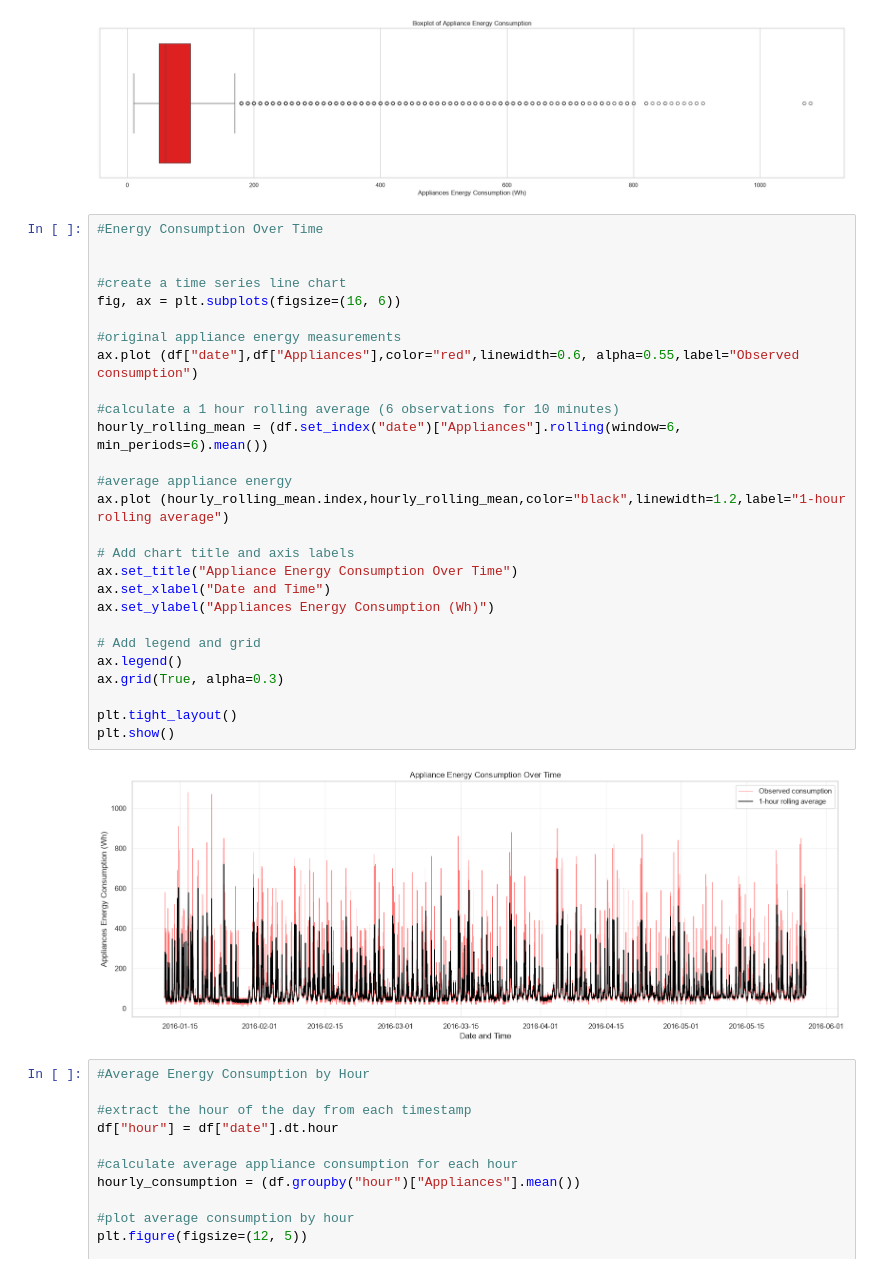
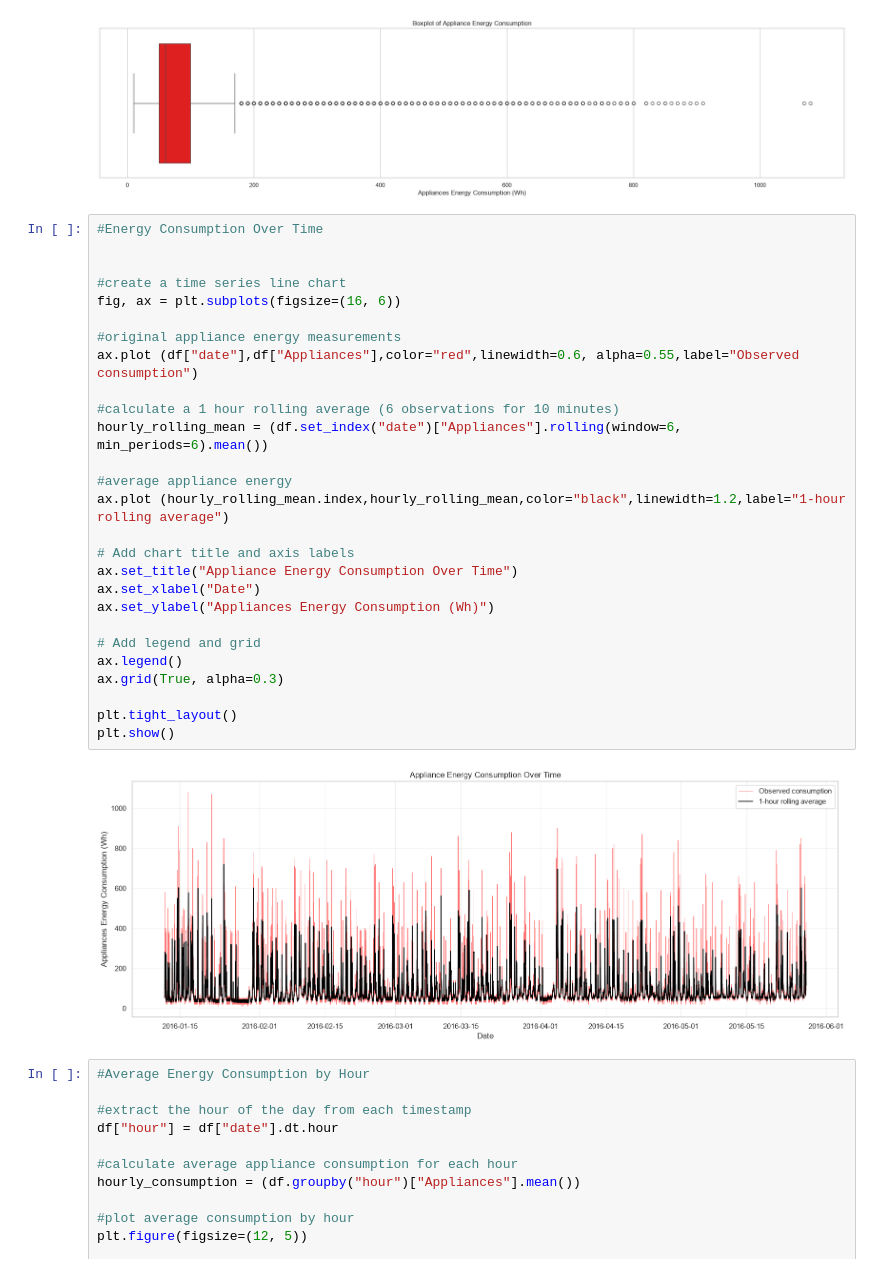
Before and after one commit to iamafrar/Multivariate-Time-Series-Prediction-Using-Deep-Learning, a Jupyter notebook: notebooks/EDA_preprocessing.ipynb, the cells around one changed output. Drawn from its saved outputs; the diff is of its cells as text.

```diff
--- a/notebooks/EDA_preprocessing.ipynb
+++ b/notebooks/EDA_preprocessing.ipynb
@@ -200,32 +201,32 @@ plt.show()
 # %%
 #Energy Consumption Over Time
 
 
 #create a time series line chart
 fig, ax = plt.subplots(figsize=(16, 6))
 
 #original appliance energy measurements
 ax.plot (df["date"],df["Appliances"],color="red",linewidth=0.6, alpha=0.55,label="Observed consumption")
 
 #calculate a 1 hour rolling average (6 observations for 10 minutes)
 hourly_rolling_mean = (df.set_index("date")["Appliances"].rolling(window=6, min_periods=6).mean())
 
 #average appliance energy
 ax.plot (hourly_rolling_mean.index,hourly_rolling_mean,color="black",linewidth=1.2,label="1-hour rolling average")
 
 # Add chart title and axis labels
 ax.set_title("Appliance Energy Consumption Over Time")
-ax.set_xlabel("Date and Time")
+ax.set_xlabel("Date")
 ax.set_ylabel("Appliances Energy Consumption (Wh)")
 
 # Add legend and grid
 ax.legend()
 ax.grid(True, alpha=0.3)
 
 plt.tight_layout()
 plt.show()
 # %% [output]
-[figure, old version]
+[figure, new version]
 # %%
 #Average Energy Consumption by Hour
 
```
Also changed, not shown: parts of 4 cells of this notebook.
